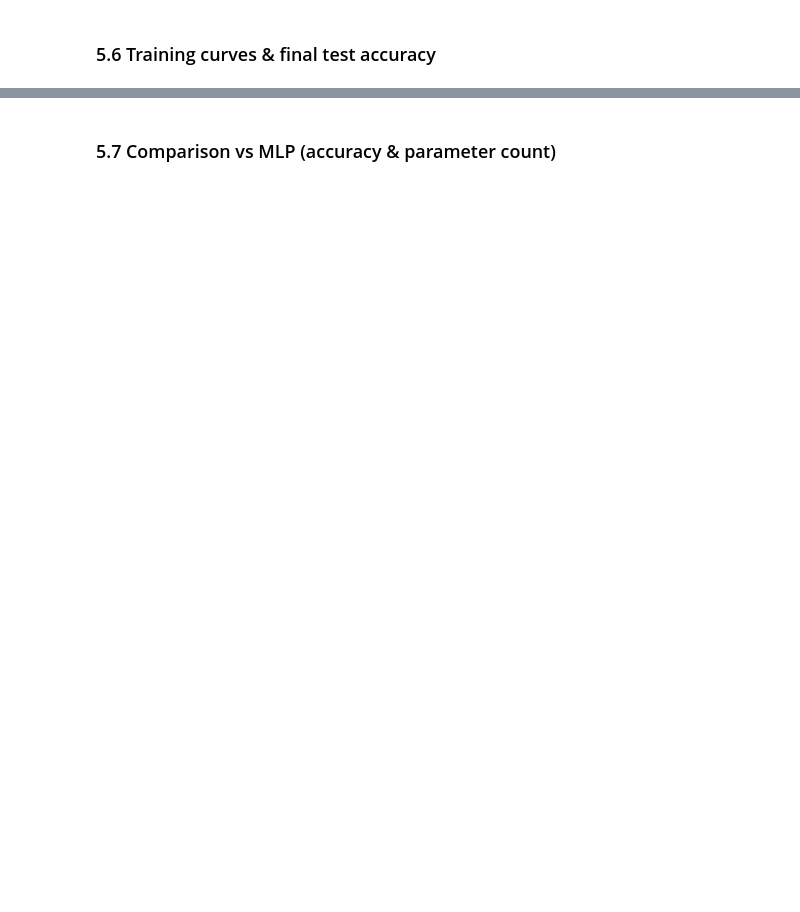
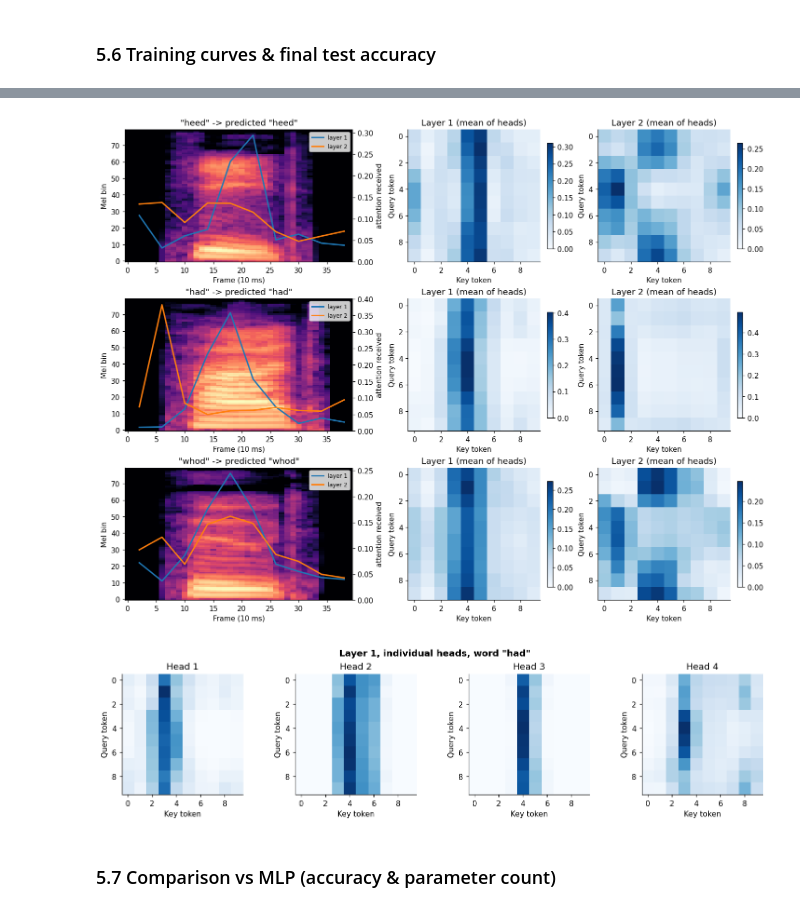
Before and after one commit to joela03/EEEM030-GroupAssignment2, a Jupyter notebook: EEEM030_GroupAssignment2.ipynb, the cells around one changed output, grey strips where cells are left out. Saved outputs shown, nothing was run; the diff lists cells and outputs as text; code cells hidden in the pictures; blank space fills up the shorter version.

```diff
--- a/EEEM030_GroupAssignment2.ipynb
+++ b/EEEM030_GroupAssignment2.ipynb
@@ -783,2 +1422,55 @@ o_x_toy, w_x_toy = attention(x_toy, x_toy, x_toy, average_attn_weights=False)
+# %%
+@torch.no_grad()
+def get_attention(model, ds, position):
+    """Attention weights for ONE recording: list over layers of (H, T', T') tensors, plus real token count."""
+    model.eval()
+    x, L, y = ds.batch([position])
+    logits, attn, mask = model(x, L, return_attn=True)
+    t_out = int(mask.sum())
+    return [a[0, :, :t_out, :t_out].cpu() for a in attn], logits[0].cpu()
+
+
+def plot_attention(model, ds, words=('heed', 'had', 'whod')):
+    n_conv = model.front.n_conv
+    stride = 2 ** n_conv
+    fig, axes = plt.subplots(len(words), 3, figsize=(13, 3.3 * len(words)), layout='constrained',
+                             gridspec_kw={'width_ratios': [1.6, 1, 1]})
+    for r, word in enumerate(words):
+        pos = ds.labels.tolist().index(all_words.index(word))
+        attn, logits = get_attention(model, ds, pos)
+        raw = sequences[ds.indices[pos]]                                   # (T, 80) un-standardised log-mel
+        T = raw.shape[0]
+        ax = axes[r, 0]
+        ax.imshow(raw.T.numpy(), origin='lower', aspect='auto', cmap='magma', vmin=-80, vmax=0)
+        ax2 = ax.twinx()
+        for li, a in enumerate(attn):
+            received = a.mean(0).mean(0).numpy()                           # avg over heads, then over queries -> (T',)
+            ax2.plot(np.arange(len(received)) * stride + stride / 2, received, lw=2, label=f'layer {li + 1}')
+        ax2.set(ylim=(0, None), ylabel='attention received'); ax2.legend(loc='upper right', fontsize=8)
+        pred = all_words[int(logits.argmax())]
+        ax.set(title=f'"{word}" -> predicted "{pred}"', xlabel='Frame (10 ms)', ylabel='Mel bin')
+        for li, a in enumerate(attn[:2]):
+            im = axes[r, 1 + li].imshow(a.mean(0).numpy(), cmap='Blues', vmin=0)
+            axes[r, 1 + li].set(title=f'Layer {li + 1} (mean of heads)', xlabel='Key token', ylabel='Query token')
+            fig.colorbar(im, ax=axes[r, 1 + li], shrink=0.8)
+    plt.show()
+
+
+def plot_heads(model, ds, word='had', layer=0):
+    pos = ds.labels.tolist().index(all_words.index(word))
+    a = get_attention(model, ds, pos)[0][layer]                            # (H, T', T')
+    fig, axes = plt.subplots(1, a.shape[0], figsize=(3.2 * a.shape[0], 3.2), layout='constrained')
+    for h, ax in enumerate(np.atleast_1d(axes)):
+        ax.imshow(a[h].numpy(), cmap='Blues', vmin=0)
+        ax.set(title=f'Head {h + 1}', xlabel='Key token', ylabel='Query token')
+    fig.suptitle(f'Layer {layer + 1}, individual heads, word "{word}"', fontweight='bold')
+    plt.show()
+
+
+plot_attention(tf_model, tf_test)
+plot_heads(tf_model, tf_test, 'had', layer=0)
+# %% [output]
+[figure, added]
+[figure, added]
 # %% [markdown]
 ### 5.7 Comparison vs MLP (accuracy & parameter count)
```
Also changed, not shown: parts of 28 cells of this notebook.
